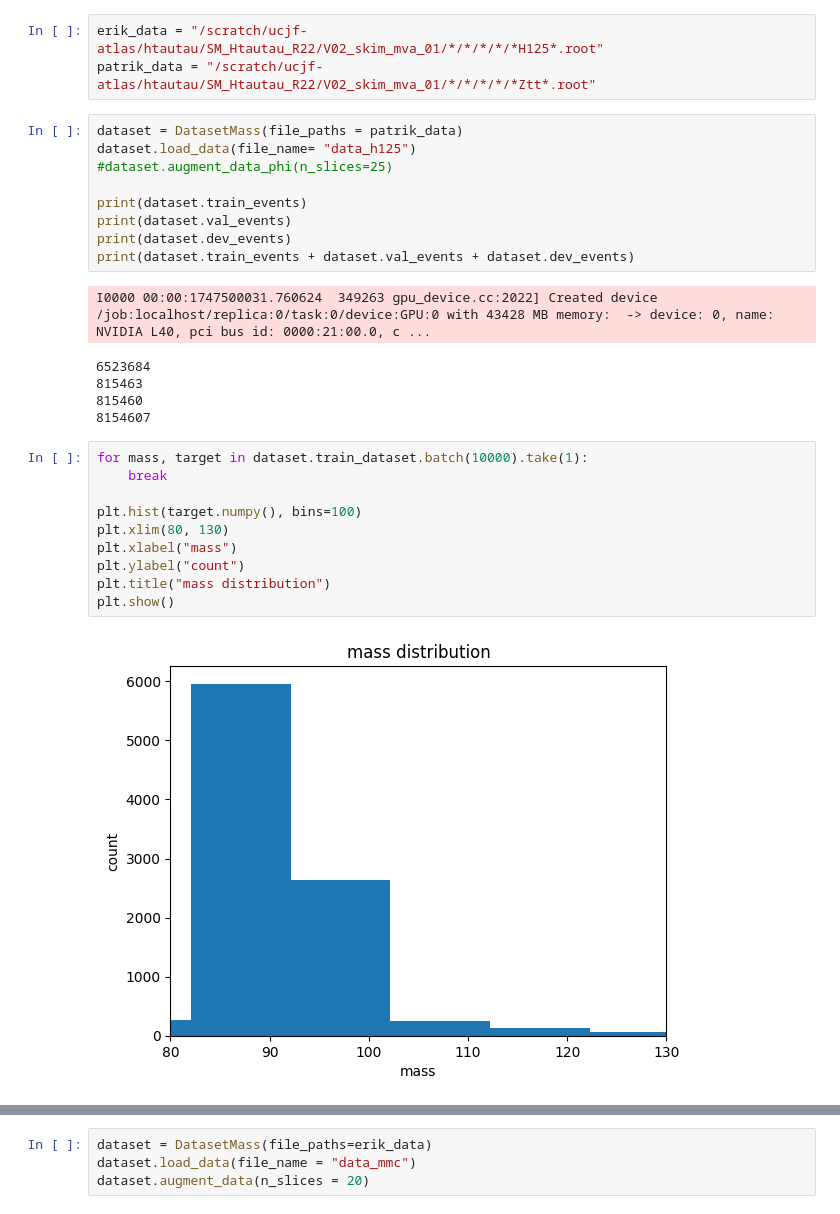
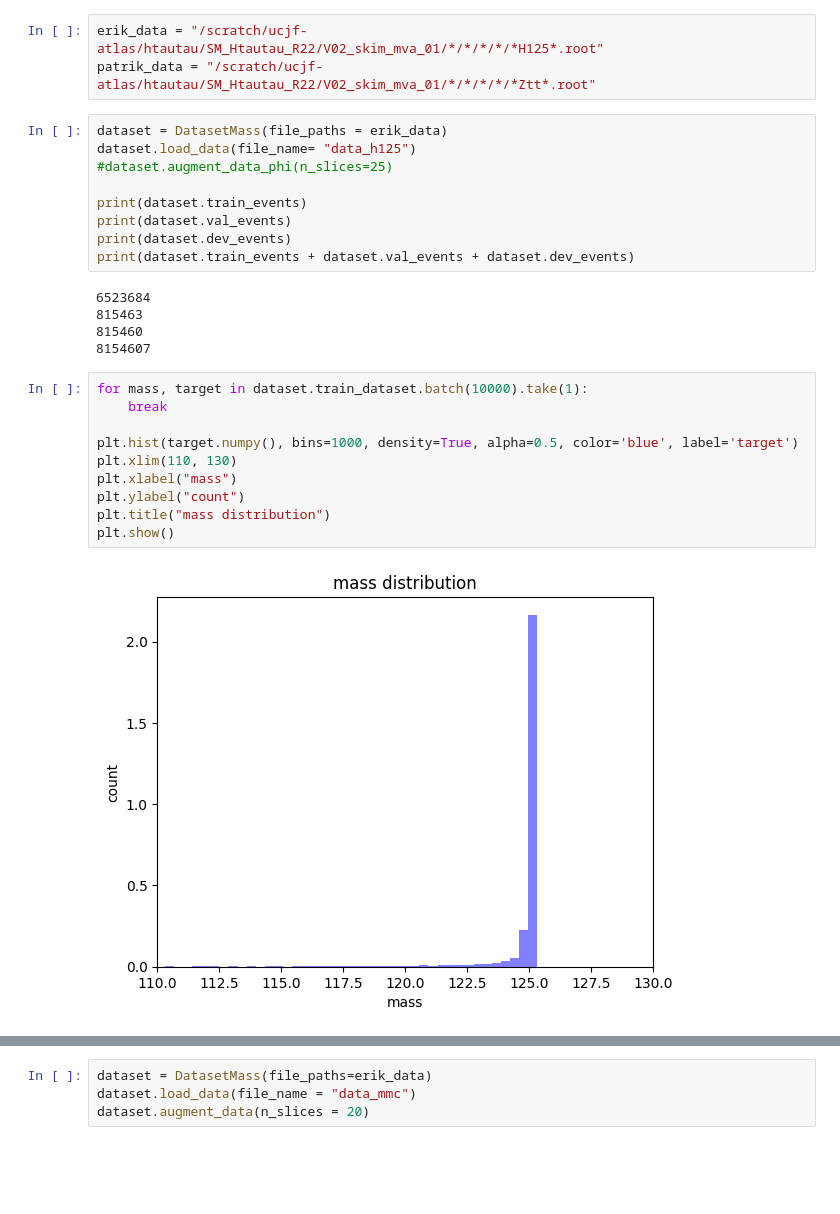
Before and after one commit to Patrik1van/HiggsAnalysisBc, a Jupyter notebook: main.ipynb, the cells around one changed output, grey strips where cells are left out. Drawn from its saved outputs; the diff is of its cells as text; blank space fills up the shorter version.

Commit message:
plots and config changes in aug

```diff
--- a/main.ipynb
+++ b/main.ipynb
@@ -22,7 +22,7 @@ Available GPUs: [PhysicalDevice(name='/physical_device:GPU:0', device_type='GPU'
 erik_data = "/scratch/ucjf-atlas/htautau/SM_Htautau_R22/V02_skim_mva_01/*/*/*/*/*H125*.root"
 patrik_data = "/scratch/ucjf-atlas/htautau/SM_Htautau_R22/V02_skim_mva_01/*/*/*/*/*Ztt*.root"
 # %%
-dataset = DatasetMass(file_paths = patrik_data)
+dataset = DatasetMass(file_paths = erik_data)
 dataset.load_data(file_name= "data_h125")
 #dataset.augment_data_phi(n_slices=25)
 
@@ -31,22 +31,21 @@ print(dataset.val_events)
 print(dataset.dev_events)
 print(dataset.train_events + dataset.val_events + dataset.dev_events)
 # %% [output]
-I0000 00:00:1747500031.760624  349263 gpu_device.cc:2022] Created device /job:localhost/replica:0/task:0/device:GPU:0 with 43428 MB memory:  -> device: 0, name: NVIDIA L40, pci bus id: 0000:21:00.0, c ...
+6523684
+815463
+815460
+8154607
-6523684
-815463
-815460
-8154607
 # %%
 for mass, target in dataset.train_dataset.batch(10000).take(1):
     break
 
-plt.hist(target.numpy(), bins=100)
-plt.xlim(80, 130)
+plt.hist(target.numpy(), bins=1000, density=True, alpha=0.5, color='blue', label='target')
+plt.xlim(110, 130)
 plt.xlabel("mass")
 plt.ylabel("count")
 plt.title("mass distribution")
 plt.show()
 # %% [output]
-[figure, old version]
+[figure, new version]
 # %%
 dataset = DatasetMass(file_paths=erik_data)
```
Also changed, not shown: parts of 14 cells of this notebook, 1 other file.
